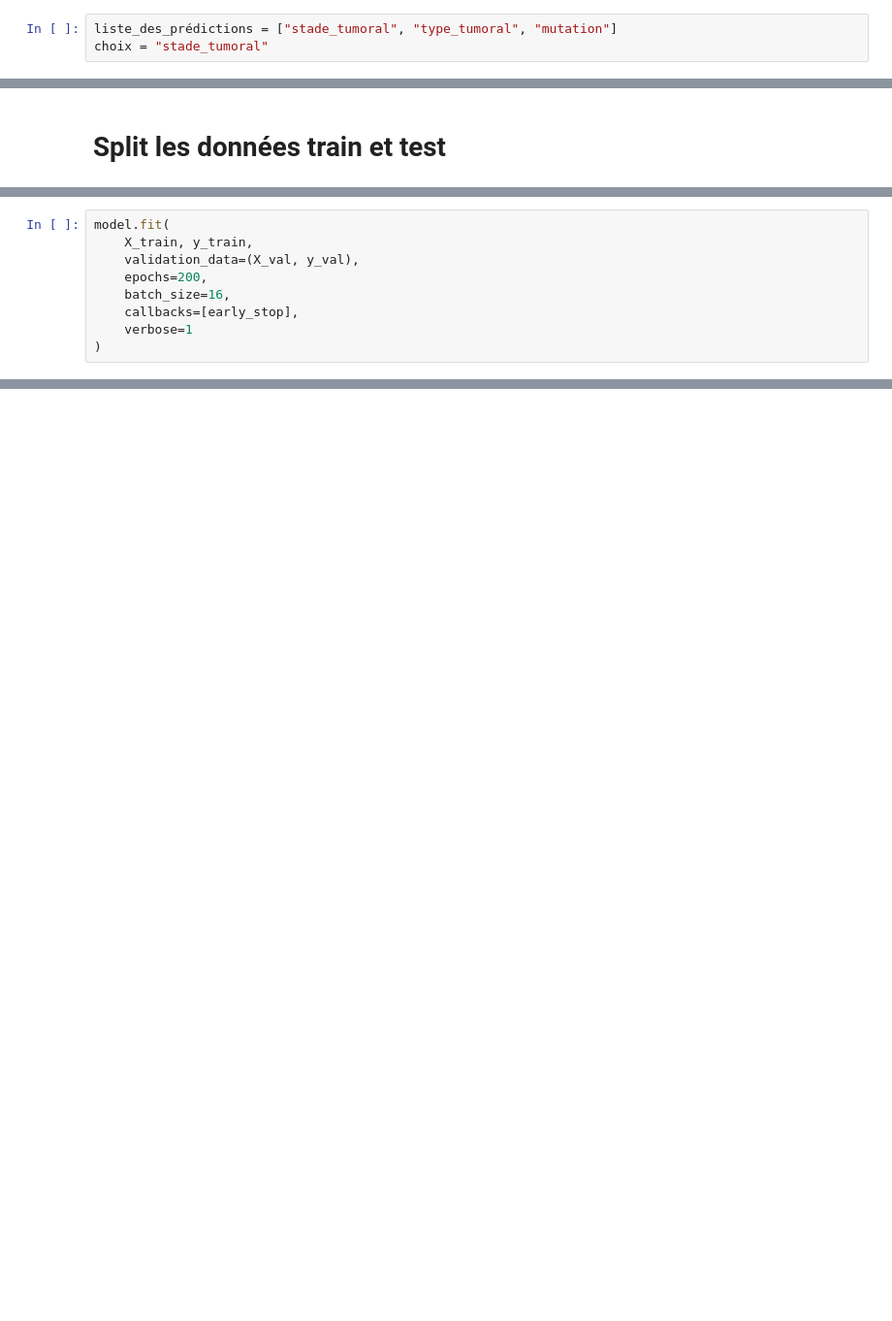
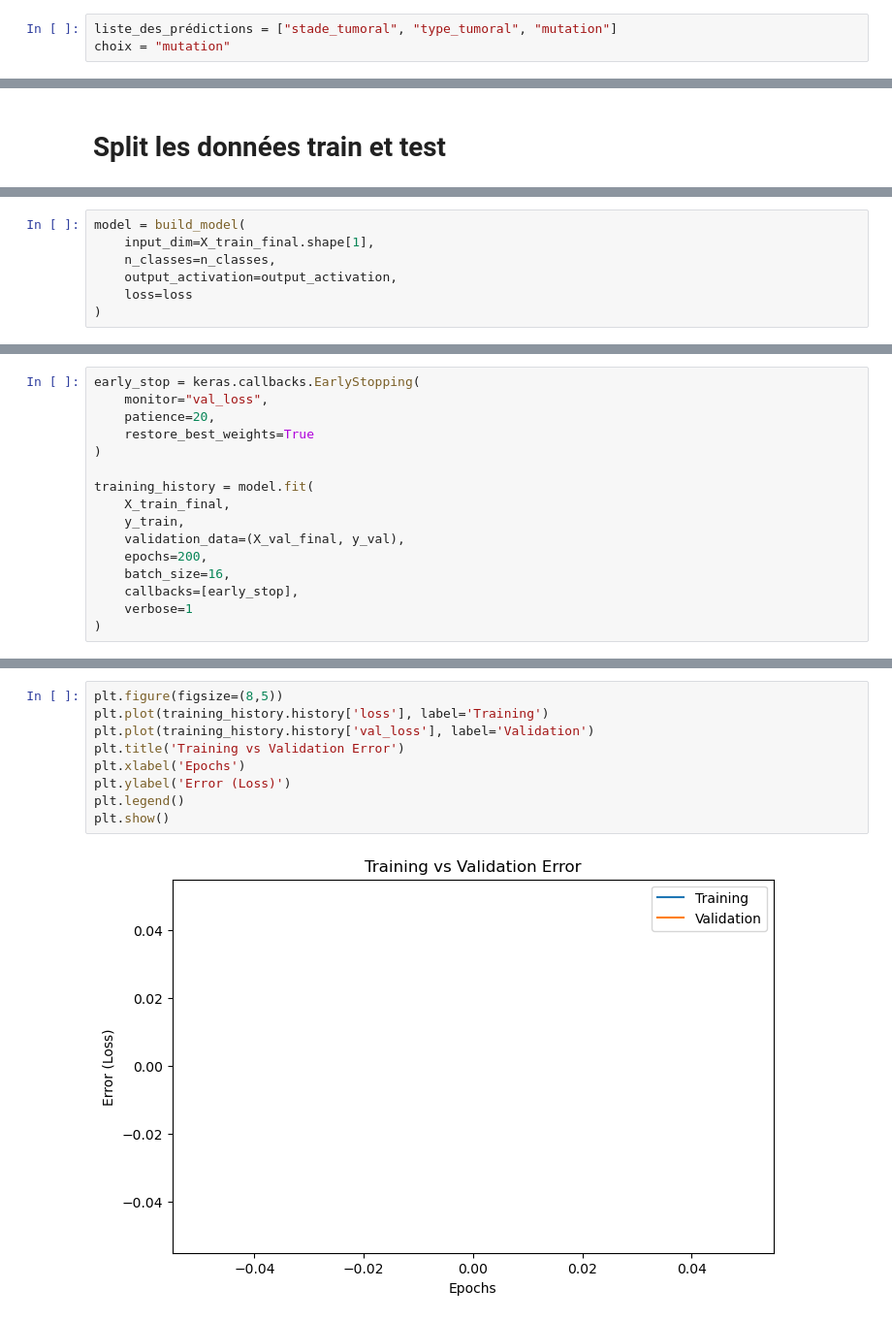
Before and after one commit to elodiehusson/Deep-Learning-Project, a Jupyter notebook: script/Début de pipeline.ipynb, the cells around one changed output, grey strips where cells are left out. Shown at 97% size. Saved outputs shown, nothing was run; the diff lists cells and outputs as text; blank space fills up the shorter version.

```diff
--- a/script/Début de pipeline.ipynb
+++ b/script/Début de pipeline.ipynb
@@ -85,7 +86,7 @@ voir si on peut pas accumuler plusieurs prédictions par la suite
 Choisissez la variable que vous voulez prédire en remplacant "choix" par le nom de la liste que vous voulez :
 # %%
 liste_des_prédictions = ["stade_tumoral", "type_tumoral", "mutation"]
-choix = "stade_tumoral"
+choix = "mutation"
 # %% [markdown]
 ### _**préparation des inputs + labels du modèle**_
 # %% [markdown]
@@ -268,9 +301,0 @@ early_stop = callbacks.EarlyStopping(
-# %%
-model.fit(
-    X_train, y_train,
-    validation_data=(X_val, y_val),
-    epochs=200,
-    batch_size=16,
-    callbacks=[early_stop],
-    verbose=1
-)
@@ -281,0 +336,7 @@ y_pred = np.argmax(y_pred_proba, axis=1)
+# %%
+model = build_model(
+    input_dim=X_train_final.shape[1],
+    n_classes=n_classes,
+    output_activation=output_activation,
+    loss=loss
+)
@@ -281,0 +369,16 @@ y_pred = np.argmax(y_pred_proba, axis=1)
+# %%
+early_stop = keras.callbacks.EarlyStopping(
+    monitor="val_loss",
+    patience=20,
+    restore_best_weights=True
+)
+
+training_history = model.fit(
+    X_train_final,
+    y_train,
+    validation_data=(X_val_final, y_val),
+    epochs=200,
+    batch_size=16,
+    callbacks=[early_stop],
+    verbose=1
+)
@@ -281,0 +403,11 @@ y_pred = np.argmax(y_pred_proba, axis=1)
+# %%
+plt.figure(figsize=(8,5))
+plt.plot(training_history.history['loss'], label='Training')
+plt.plot(training_history.history['val_loss'], label='Validation')
+plt.title('Training vs Validation Error')
+plt.xlabel('Epochs')
+plt.ylabel('Error (Loss)')
+plt.legend()
+plt.show()
+# %% [output]
+[figure, added]
```
Also changed, not shown: parts of 39 cells of this notebook, 4 other files.
